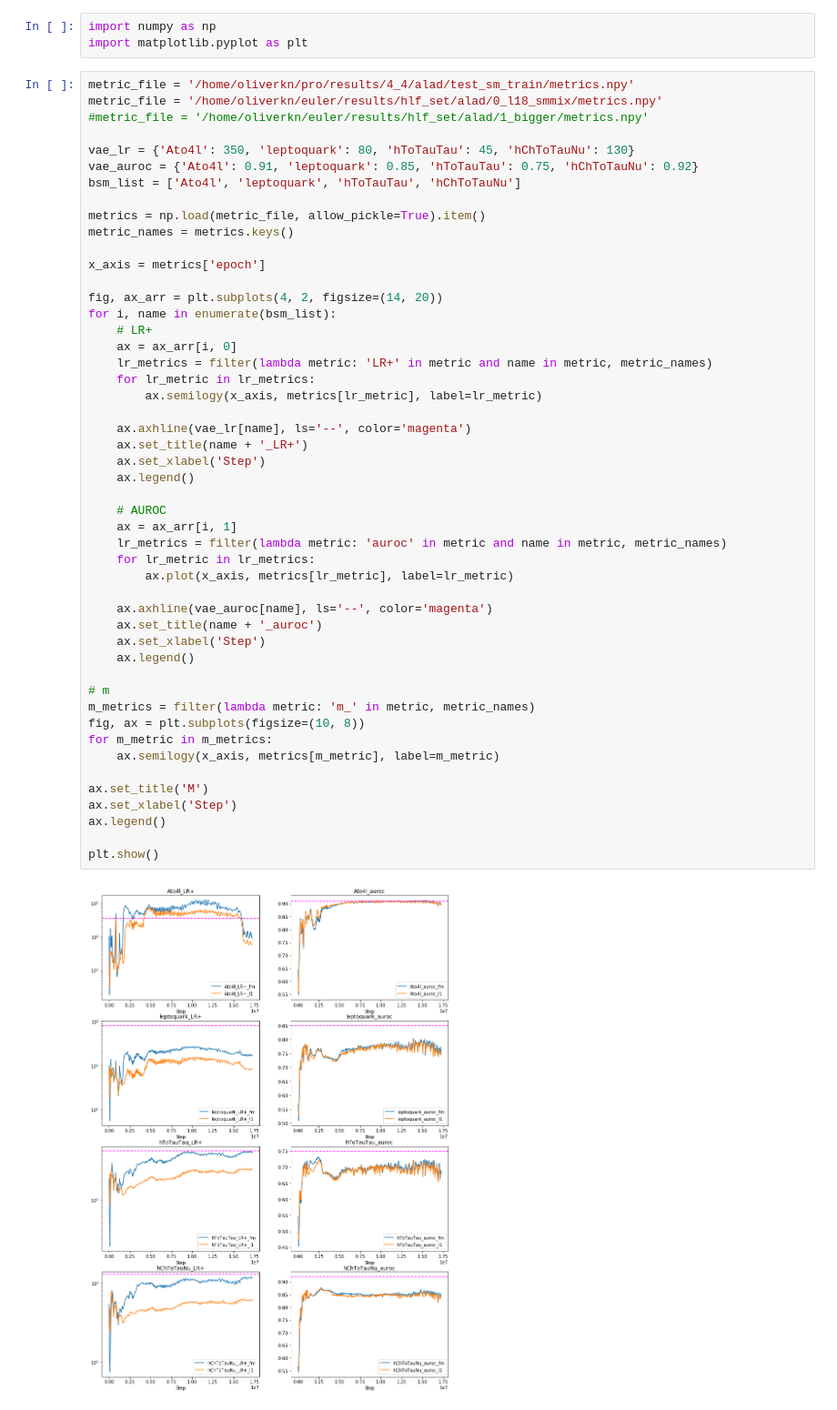
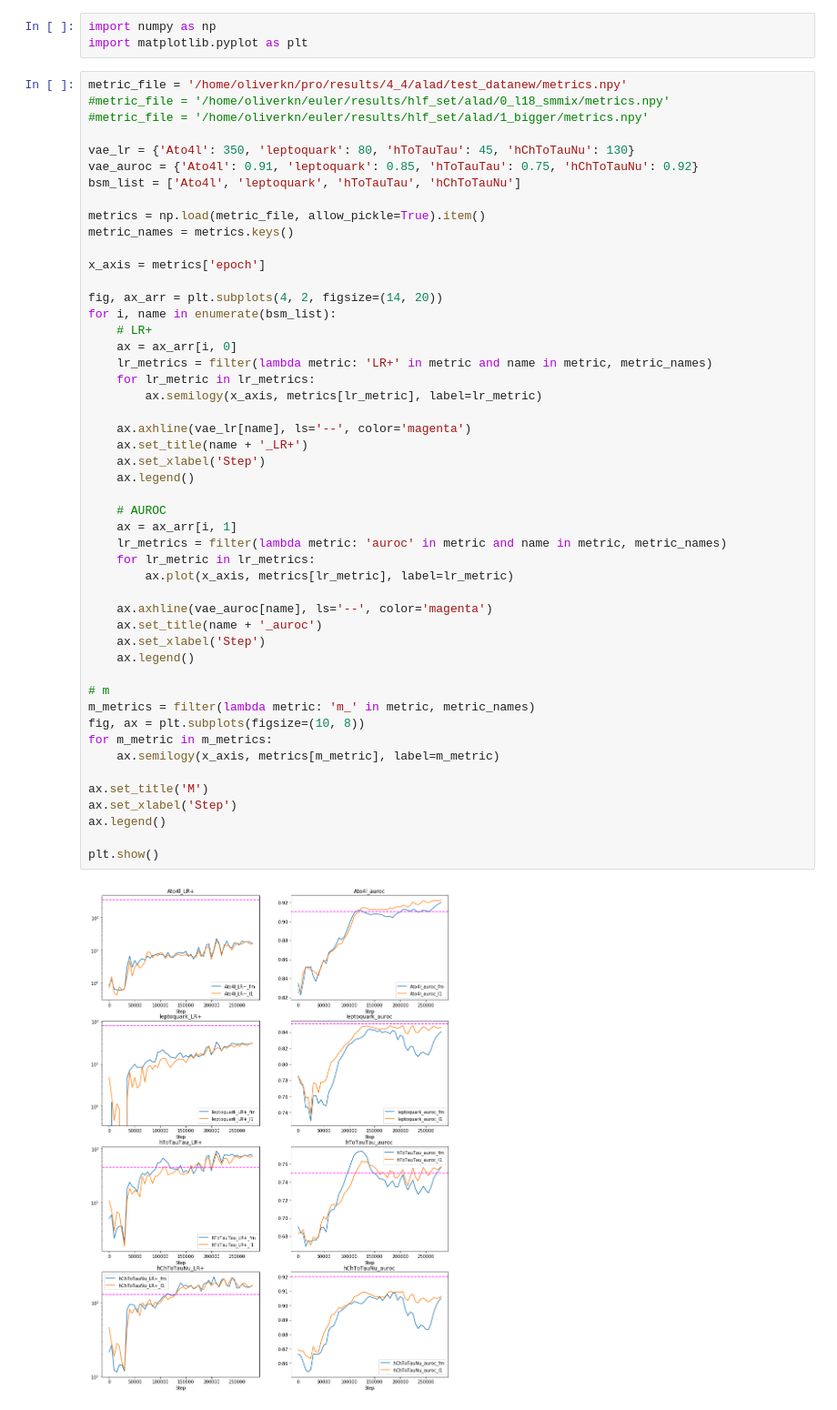
Before and after one commit to oliverkn/alad-for-lhc, a Jupyter notebook: alad_mod/alad_training_monitoring.ipynb, the cells around one changed output. Shown at 91% size. Cells and saved outputs as stored; diff of their text form.

```diff
--- a/alad_mod/alad_training_monitoring.ipynb
+++ b/alad_mod/alad_training_monitoring.ipynb
@@ -2,8 +2,8 @@
 import numpy as np
 import matplotlib.pyplot as plt
 # %%
-metric_file = '/home/oliverkn/pro/results/4_4/alad/test_sm_train/metrics.npy'
-metric_file = '/home/oliverkn/euler/results/hlf_set/alad/0_l18_smmix/metrics.npy'
+metric_file = '/home/oliverkn/pro/results/4_4/alad/test_datanew/metrics.npy'
+#metric_file = '/home/oliverkn/euler/results/hlf_set/alad/0_l18_smmix/metrics.npy'
 #metric_file = '/home/oliverkn/euler/results/hlf_set/alad/1_bigger/metrics.npy'
 
 vae_lr = {'Ato4l': 350, 'leptoquark': 80, 'hToTauTau': 45, 'hChToTauNu': 130}
@@ -24,31 +24,31 @@ for i, name in enumerate(bsm_list):
         ax.semilogy(x_axis, metrics[lr_metric], label=lr_metric)
 
     ax.axhline(vae_lr[name], ls='--', color='magenta')
     ax.set_title(name + '_LR+')
     ax.set_xlabel('Step')
     ax.legend()
 
     # AUROC
     ax = ax_arr[i, 1]
     lr_metrics = filter(lambda metric: 'auroc' in metric and name in metric, metric_names)
     for lr_metric in lr_metrics:
         ax.plot(x_axis, metrics[lr_metric], label=lr_metric)
 
     ax.axhline(vae_auroc[name], ls='--', color='magenta')
     ax.set_title(name + '_auroc')
     ax.set_xlabel('Step')
     ax.legend()
 
 # m
 m_metrics = filter(lambda metric: 'm_' in metric, metric_names)
 fig, ax = plt.subplots(figsize=(10, 8))
 for m_metric in m_metrics:
     ax.semilogy(x_axis, metrics[m_metric], label=m_metric)
 
 ax.set_title('M')
 ax.set_xlabel('Step')
 ax.legend()
 
 plt.show()
 # %% [output]
-[figure, old version]
+[figure, new version]
```
Also changed, not shown: parts of 1 cell of this notebook, 13 other files.
